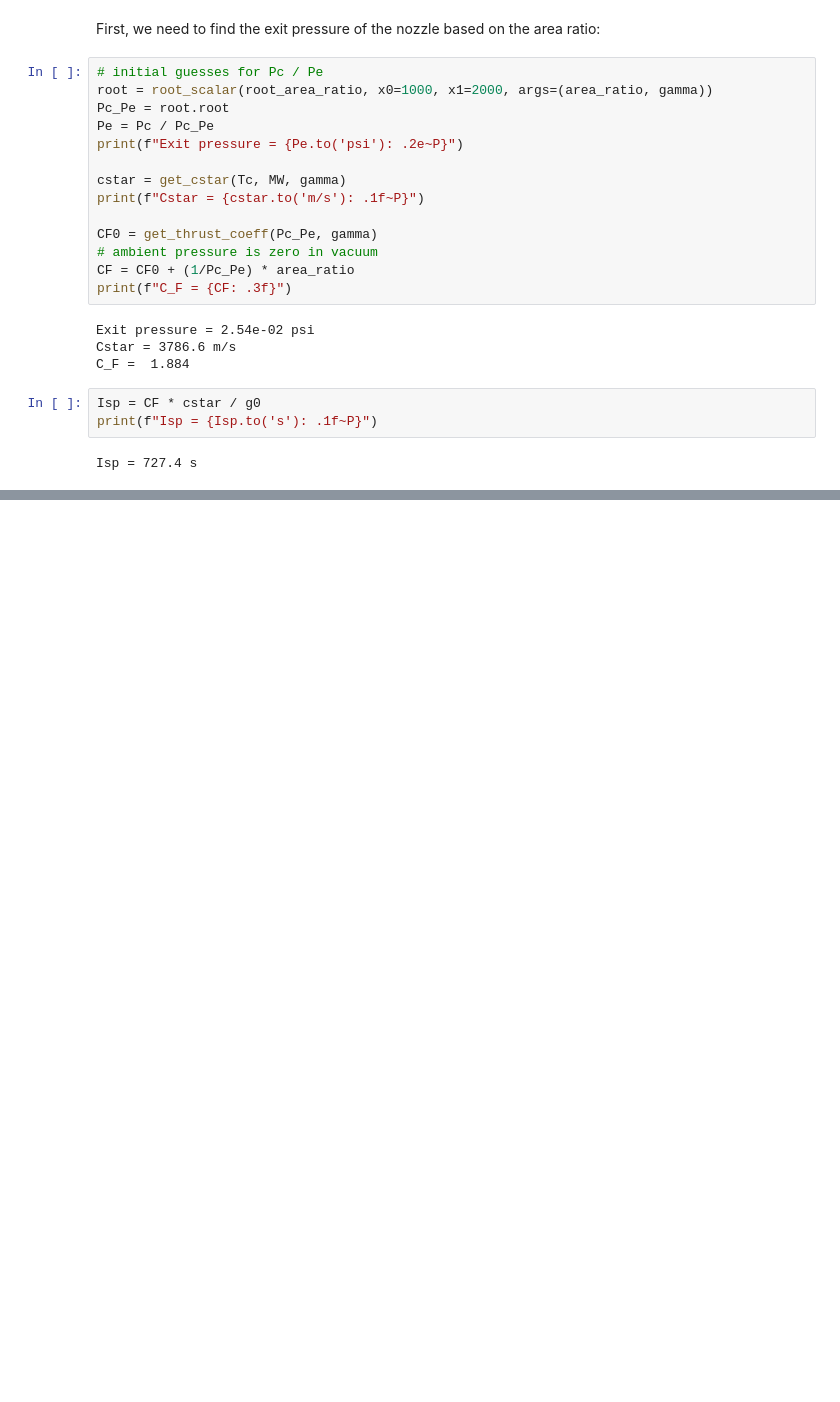
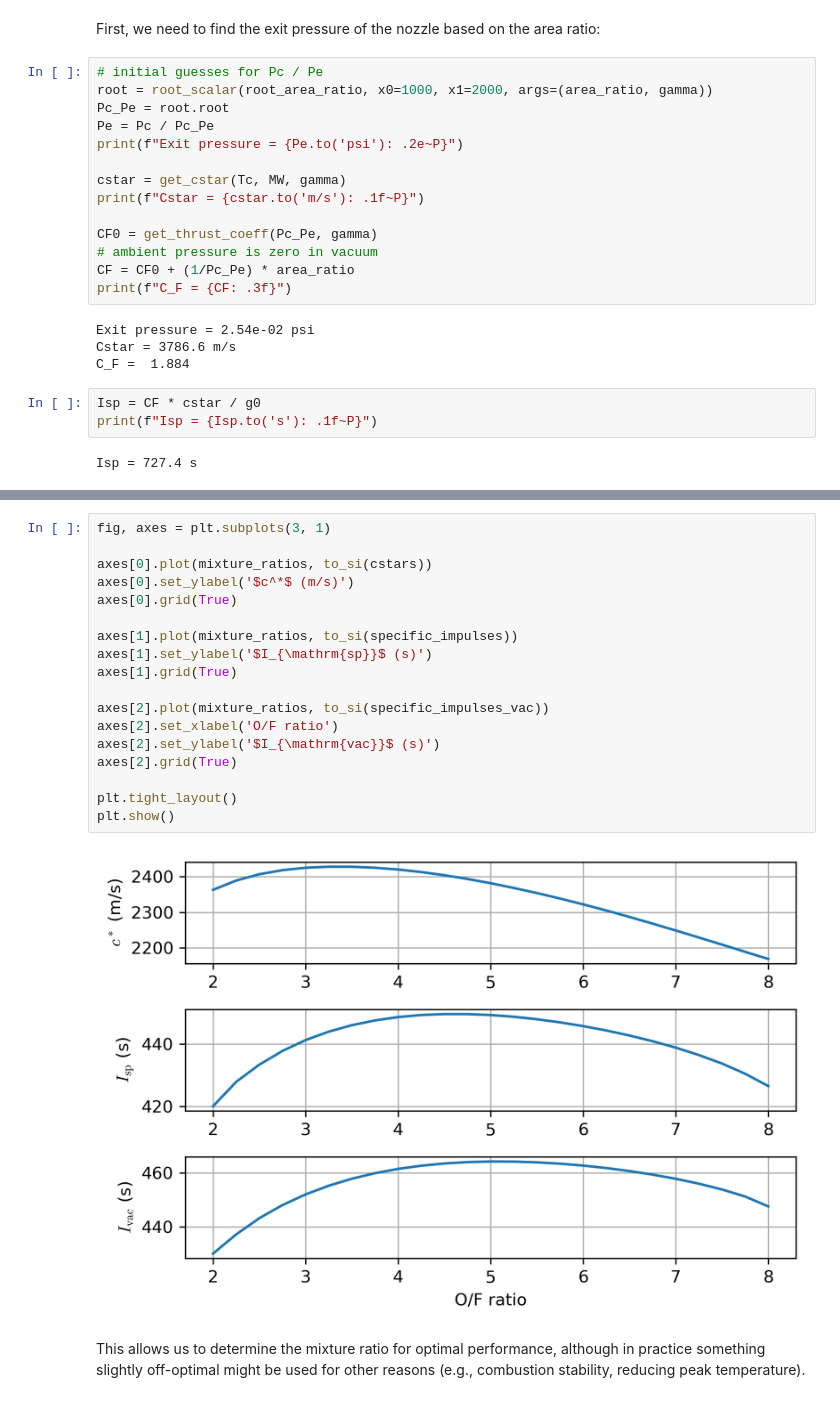
Before and after one commit to kyleniemeyer/rocket-propulsion, a Jupyter notebook: book/thermochemistry/thermochemistry.ipynb, the cells around one changed output, grey strips where cells are left out. Saved outputs shown, nothing was run; the diff lists cells and outputs as text; blank space fills up the shorter version.

```diff
--- a/book/thermochemistry/thermochemistry.ipynb
+++ b/book/thermochemistry/thermochemistry.ipynb
@@ -210,0 +597,22 @@ Isp = 727.4 s
+# %%
+fig, axes = plt.subplots(3, 1)
+
+axes[0].plot(mixture_ratios, to_si(cstars))
+axes[0].set_ylabel('$c^*$ (m/s)')
+axes[0].grid(True)
+
+axes[1].plot(mixture_ratios, to_si(specific_impulses))
+axes[1].set_ylabel('$I_{\mathrm{sp}}$ (s)')
+axes[1].grid(True)
+
+axes[2].plot(mixture_ratios, to_si(specific_impulses_vac))
+axes[2].set_xlabel('O/F ratio')
+axes[2].set_ylabel('$I_{\mathrm{vac}}$ (s)')
+axes[2].grid(True)
+
+plt.tight_layout()
+plt.show()
+# %% [output]
+[figure, added]
+# %% [markdown]
+This allows us to determine the mixture ratio for optimal performance, although in practice something slightly off-optimal might be used for other reasons (e.g., combustion stability, reducing peak temperature).
```
Also changed, not shown: parts of 14 cells of this notebook, 2 other files.
